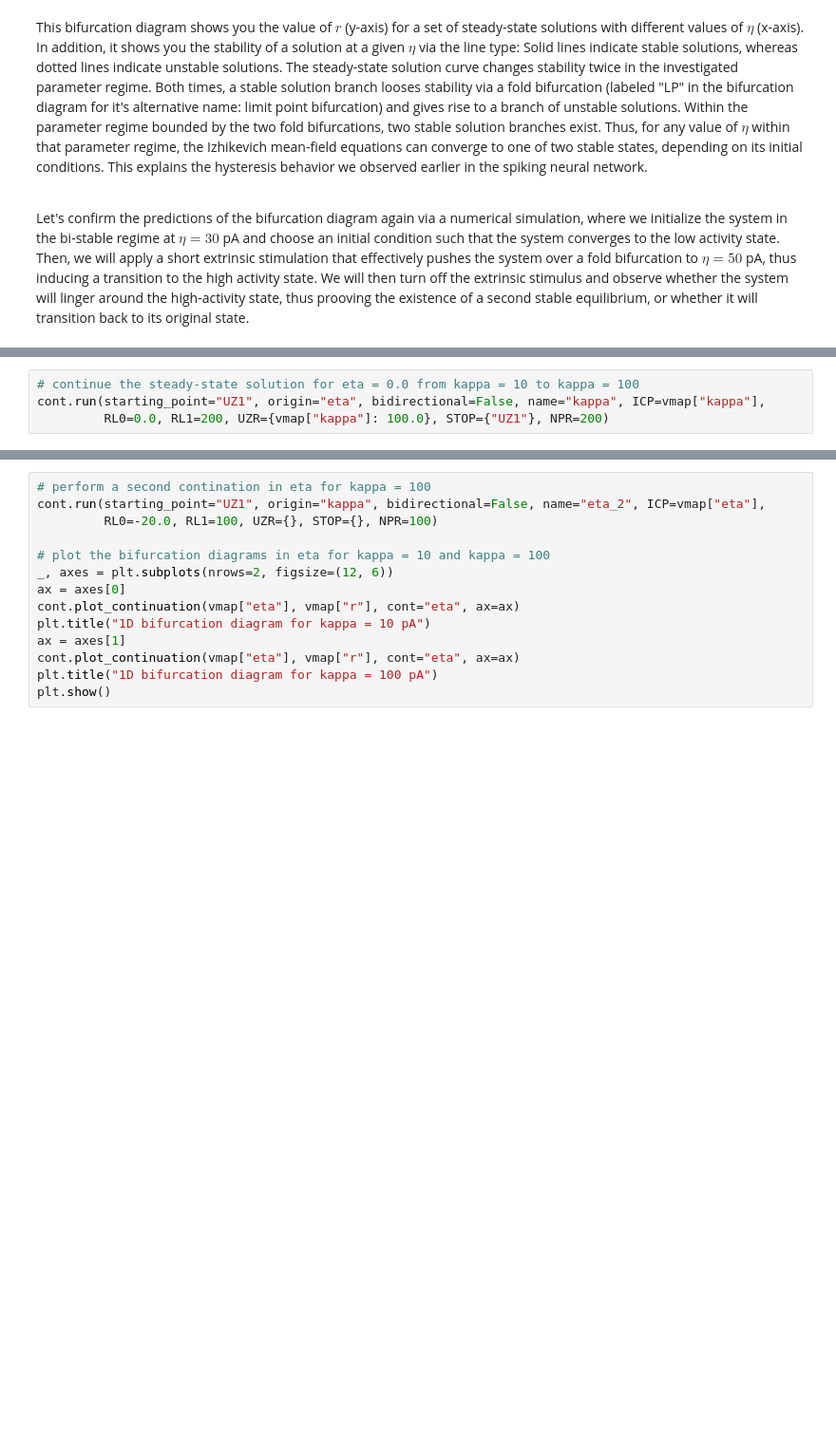
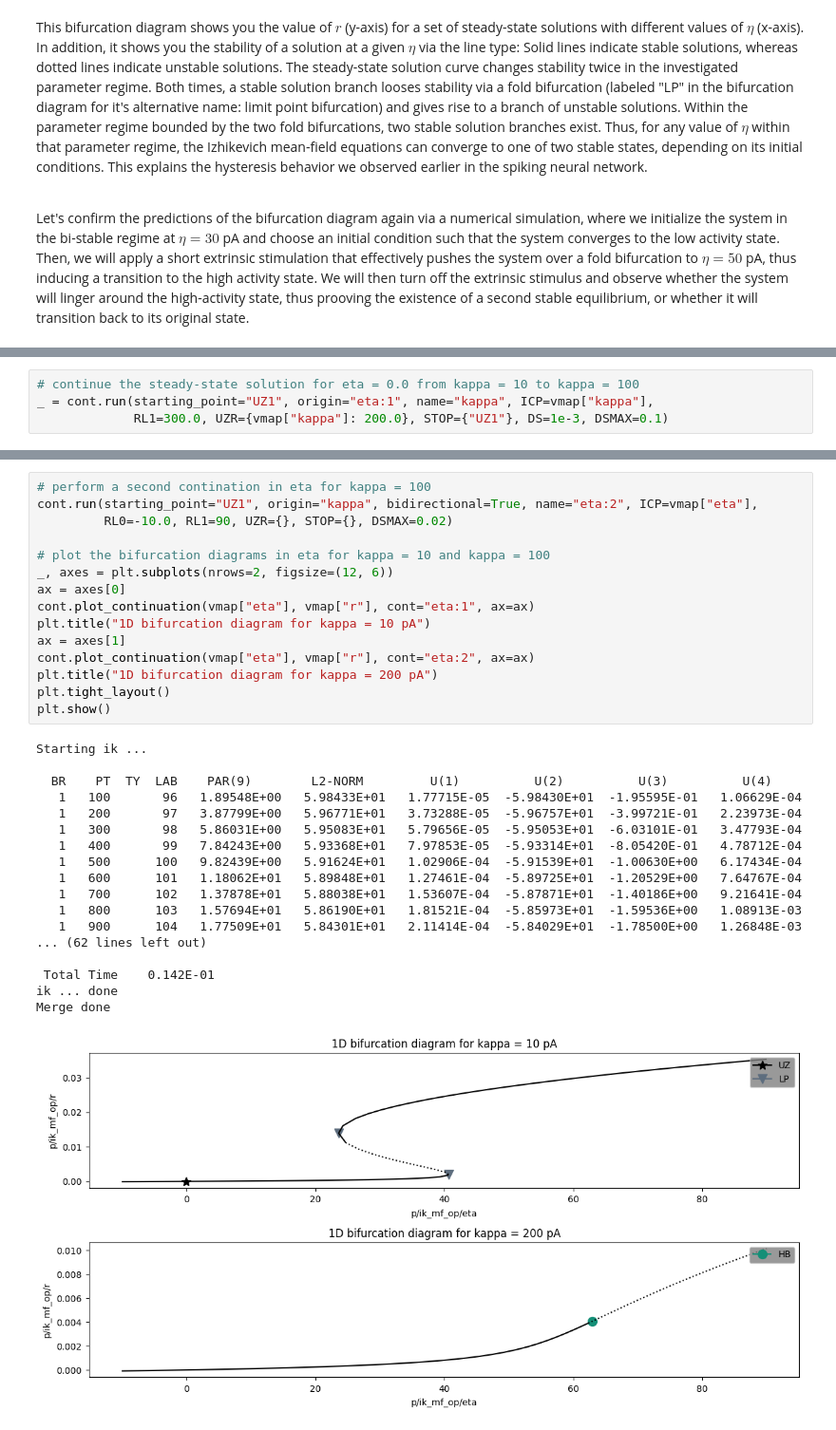
Before and after one commit to pyrates-neuroscience/use_examples, a Jupyter notebook: QIF_bifurcations.ipynb, the cells around one changed output, grey strips where cells are left out. Shown at 95% size. Saved outputs shown, nothing was run; the diff lists cells and outputs as text; blank space fills up the shorter version.

```diff
--- a/QIF_bifurcations.ipynb
+++ b/QIF_bifurcations.ipynb
@@ -375,4 +369,4 @@ As a first step, let's use a one-parameter continuation in $\kappa$ to increase
 # %%
 # continue the steady-state solution for eta = 0.0 from kappa = 10 to kappa = 100
-cont.run(starting_point="UZ1", origin="eta", bidirectional=False, name="kappa", ICP=vmap["kappa"],
-         RL0=0.0, RL1=200, UZR={vmap["kappa"]: 100.0}, STOP={"UZ1"}, NPR=200)
+_ = cont.run(starting_point="UZ1", origin="eta:1", name="kappa", ICP=vmap["kappa"],
+             RL1=300.0, UZR={vmap["kappa"]: 200.0}, STOP={"UZ1"}, DS=1e-3, DSMAX=0.1)
@@ -385,14 +397,34 @@ In a second step, we now perform a continuation in $\eta$ again, to see how the
 # %%
 # perform a second contination in eta for kappa = 100
-cont.run(starting_point="UZ1", origin="kappa", bidirectional=False, name="eta_2", ICP=vmap["eta"],
-         RL0=-20.0, RL1=100, UZR={}, STOP={}, NPR=100)
+cont.run(starting_point="UZ1", origin="kappa", bidirectional=True, name="eta:2", ICP=vmap["eta"],
+         RL0=-10.0, RL1=90, UZR={}, STOP={}, DSMAX=0.02)
 
 # plot the bifurcation diagrams in eta for kappa = 10 and kappa = 100
 _, axes = plt.subplots(nrows=2, figsize=(12, 6))
 ax = axes[0]
-cont.plot_continuation(vmap["eta"], vmap["r"], cont="eta", ax=ax)
+cont.plot_continuation(vmap["eta"], vmap["r"], cont="eta:1", ax=ax)
 plt.title("1D bifurcation diagram for kappa = 10 pA")
 ax = axes[1]
-cont.plot_continuation(vmap["eta"], vmap["r"], cont="eta", ax=ax)
-plt.title("1D bifurcation diagram for kappa = 100 pA")
+cont.plot_continuation(vmap["eta"], vmap["r"], cont="eta:2", ax=ax)
+plt.title("1D bifurcation diagram for kappa = 200 pA")
+plt.tight_layout()
 plt.show()
+# %% [output]
+Starting ik ...
+
+  BR    PT  TY  LAB    PAR(9)        L2-NORM         U(1)          U(2)          U(3)          U(4)
+   1   100       96   1.89548E+00   5.98433E+01   1.77715E-05  -5.98430E+01  -1.95595E-01   1.06629E-04
+   1   200       97   3.87799E+00   5.96771E+01   3.73288E-05  -5.96757E+01  -3.99721E-01   2.23973E-04
+   1   300       98   5.86031E+00   5.95083E+01   5.79656E-05  -5.95053E+01  -6.03101E-01   3.47793E-04
+   1   400       99   7.84243E+00   5.93368E+01   7.97853E-05  -5.93314E+01  -8.05420E-01   4.78712E-04
+   1   500      100   9.82439E+00   5.91624E+01   1.02906E-04  -5.91539E+01  -1.00630E+00   6.17434E-04
+   1   600      101   1.18062E+01   5.89848E+01   1.27461E-04  -5.89725E+01  -1.20529E+00   7.64767E-04
+   1   700      102   1.37878E+01   5.88038E+01   1.53607E-04  -5.87871E+01  -1.40186E+00   9.21641E-04
+   1   800      103   1.57694E+01   5.86190E+01   1.81521E-04  -5.85973E+01  -1.59536E+00   1.08913E-03
+   1   900      104   1.77509E+01   5.84301E+01   2.11414E-04  -5.84029E+01  -1.78500E+00   1.26848E-03
+... (62 lines left out)
+
+ Total Time    0.142E-01
+ik ... done
+Merge done
+[figure, added]
```
Also changed, not shown: parts of 18 cells of this notebook, 3 other files.
